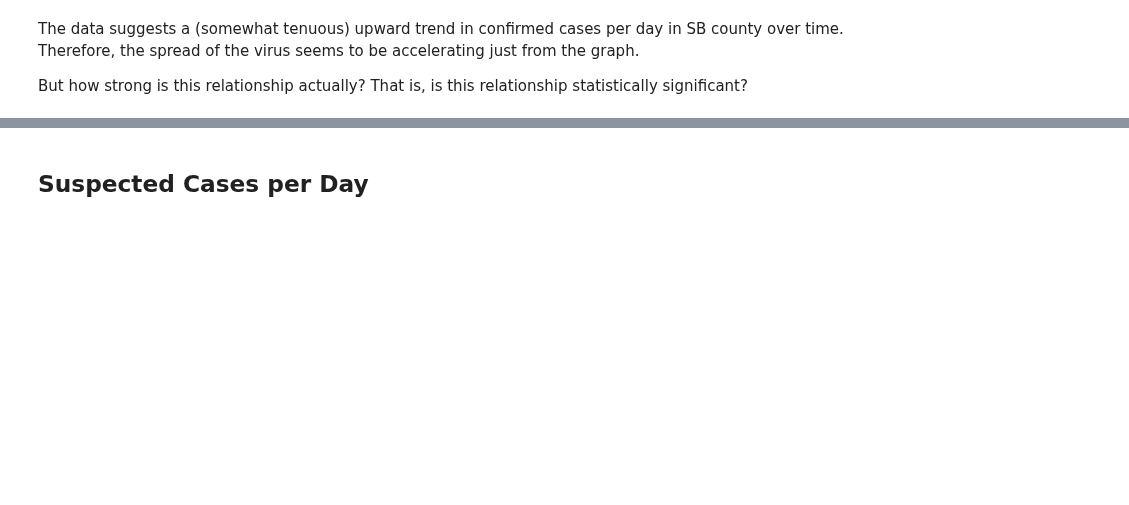
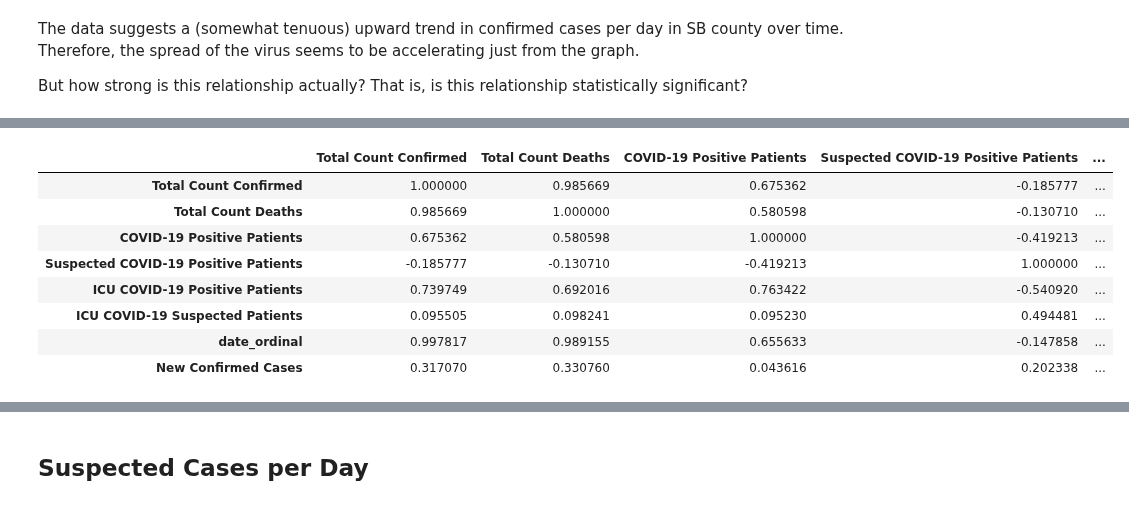
Before and after one commit to SarahEGood/covid19-SB, a Jupyter notebook: San_Bernardino_COVID-19_Data.ipynb, the cells around one changed output, grey strips where cells are left out. Cells and saved outputs as stored; diff of their text form; code cells hidden in the pictures; blank space fills up the shorter version.

```diff
--- a/San_Bernardino_COVID-19_Data.ipynb
+++ b/San_Bernardino_COVID-19_Data.ipynb
@@ -212,0 +236,13 @@ There does seem to be a strong-to-medium negative relationship between suspected
+# %%
+pearsoncorr = df_sbt.corr(method='pearson')
+pearsoncorr
+# %% [output]
+|  | Total Count Confirmed | Total Count Deaths | COVID-19 Positive Patients | Suspected COVID-19 Positive Patients | ... |
+| Total Count Confirmed | 1.000000 | 0.985669 | 0.675362 | -0.185777 | ... |
+| Total Count Deaths | 0.985669 | 1.000000 | 0.580598 | -0.130710 | ... |
+| COVID-19 Positive Patients | 0.675362 | 0.580598 | 1.000000 | -0.419213 | ... |
+| Suspected COVID-19 Positive Patients | -0.185777 | -0.130710 | -0.419213 | 1.000000 | ... |
+| ICU COVID-19 Positive Patients | 0.739749 | 0.692016 | 0.763422 | -0.540920 | ... |
+| ICU COVID-19 Suspected Patients | 0.095505 | 0.098241 | 0.095230 | 0.494481 | ... |
+| date_ordinal | 0.997817 | 0.989155 | 0.655633 | -0.147858 | ... |
+| New Confirmed Cases | 0.317070 | 0.330760 | 0.043616 | 0.202338 | ... |
```
Also changed, not shown: parts of 10 cells of this notebook.
